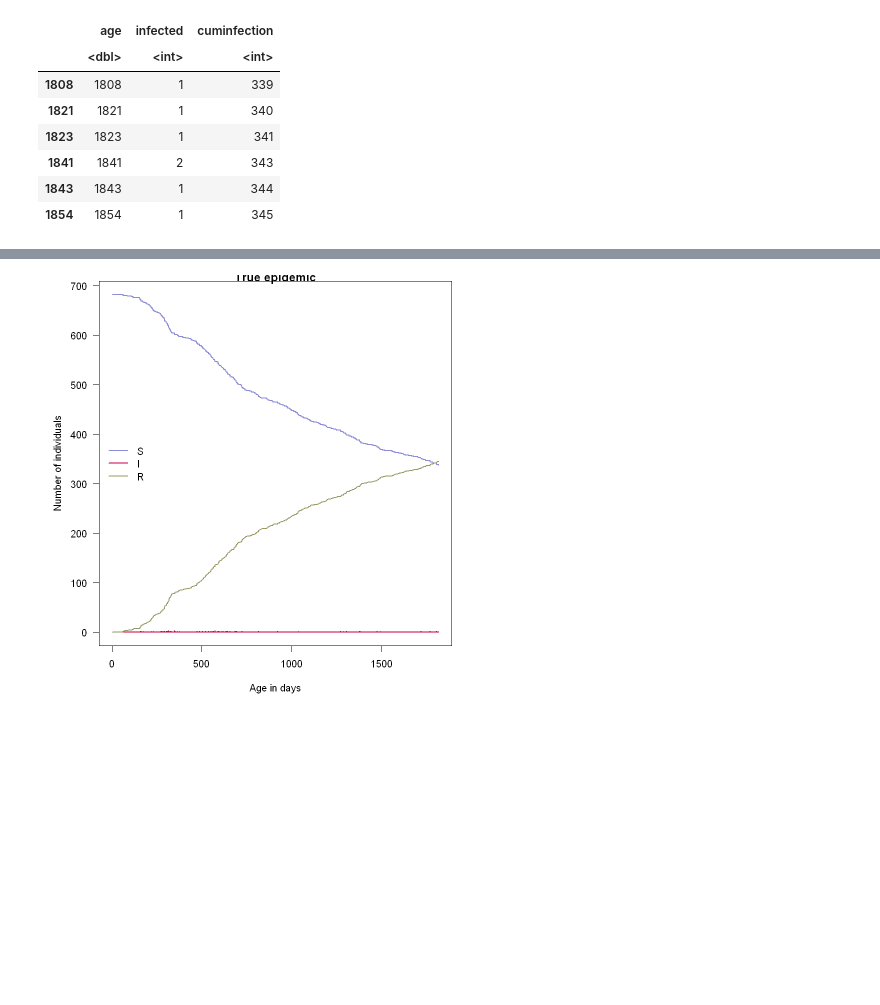
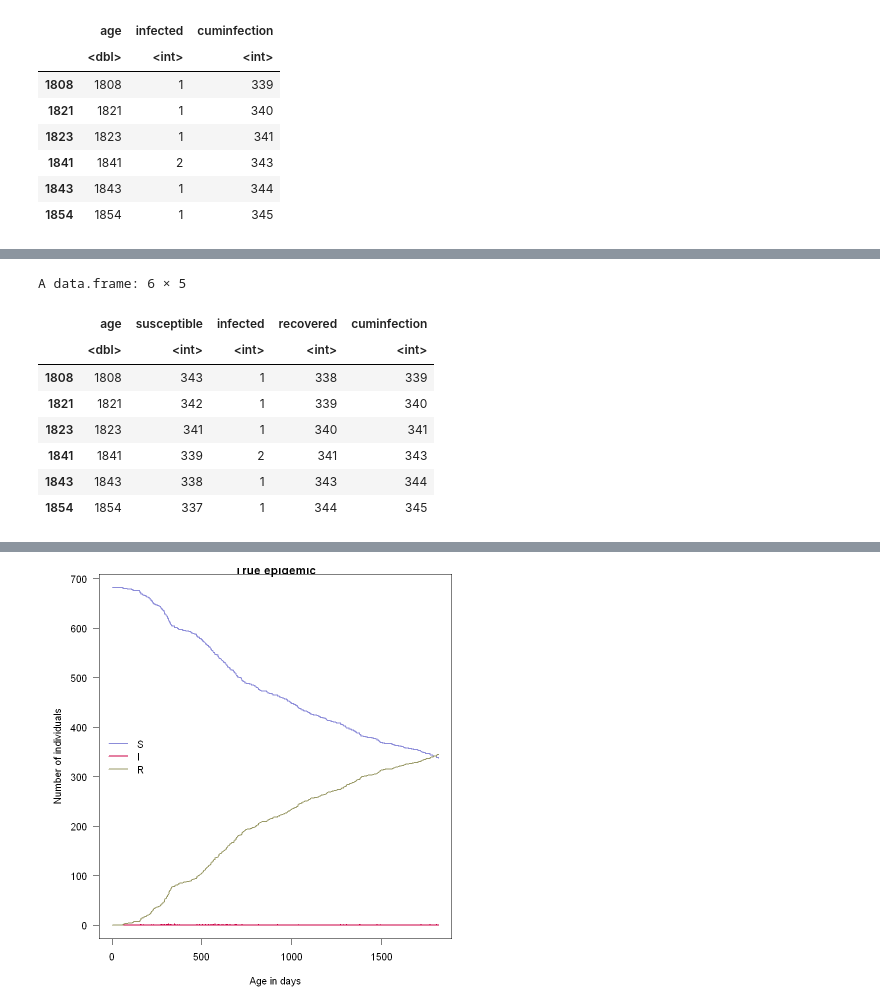
Before and after one commit to jmayer-cgh/RSV_infection_NL, a Jupyter notebook: My model/Trying to use mcstate again.ipynb, the cells around one changed output, grey strips where cells are left out. Drawn from its saved outputs; the diff is of its cells as text; code cells hidden in the pictures; blank space fills up the shorter version.

```diff
--- a/My model/Trying to use mcstate again.ipynb
+++ b/My model/Trying to use mcstate again.ipynb
@@ -60,0 +62,14 @@ A data.frame: 6 × 4
+# %%
+#rearrange the columns in the right order
+true_hist<-true_hist[,c(1,5,4,3,2)]
+tail (true_hist)
+# %% [output]
+A data.frame: 6 × 5
+|  | age | susceptible | infected | recovered | cuminfection |
+|  | <dbl> | <int> | <int> | <int> | <int> |
+| 1808 | 1808 | 343 | 1 | 338 | 339 |
+| 1821 | 1821 | 342 | 1 | 339 | 340 |
+| 1823 | 1823 | 341 | 1 | 340 | 341 |
+| 1841 | 1841 | 339 | 2 | 341 | 343 |
+| 1843 | 1843 | 338 | 1 | 343 | 344 |
+| 1854 | 1854 | 337 | 1 | 344 | 345 |
```
Also changed, not shown: parts of 14 cells of this notebook.
